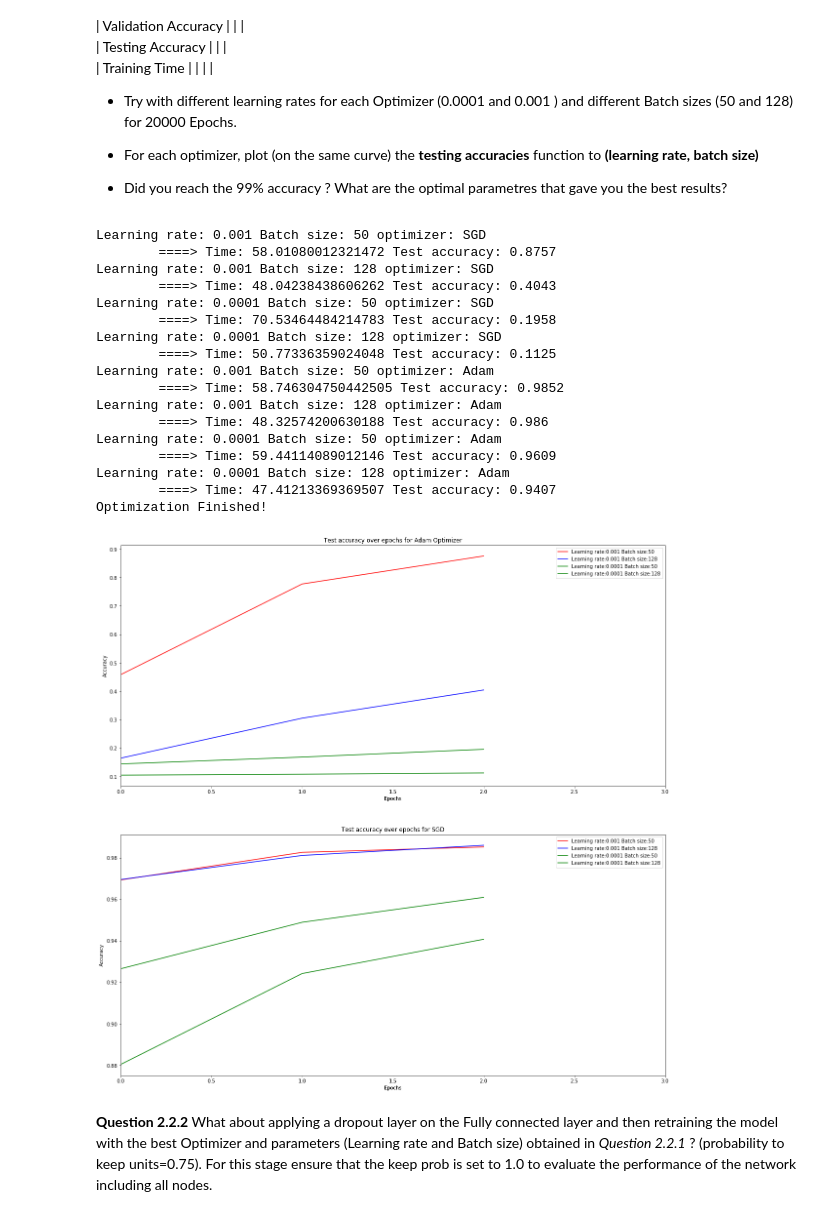
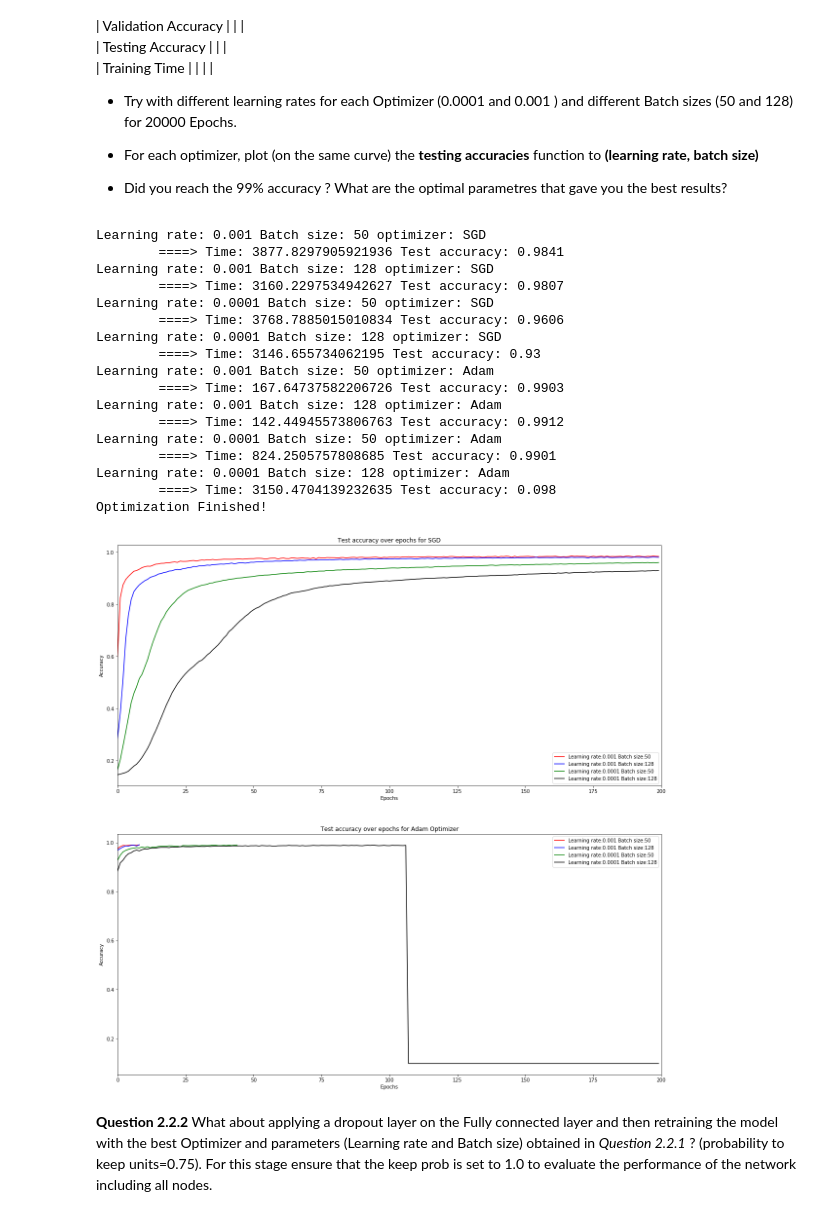
Before and after one commit to MatteoRomiti/DeepLearningLabs, a Jupyter notebook: lab2/TP2-notebook.ipynb, the cells around one changed output. Drawn from its saved outputs; the diff is of its cells as text; code cells hidden in the pictures.

Commit message:
add train, val accuracy + plots

```diff
--- a/lab2/TP2-notebook.ipynb
+++ b/lab2/TP2-notebook.ipynb
@@ -276,9 +276,9 @@ print(total)
      Batch size : 128
 # %%
 learning_rate = 0.1
-training_epochs = 200 # as suggested in the email
+training_epochs = 20 # as suggested in the email
 batch_size = 128
-display_step = 1
+display_step = 3
 logs_path = 'log_files/'
 # %% [markdown]
 <b> Question 2.1.4. </b>  Implement the evaluation function for accuracy computation
@@ -443,11 +454,10 @@ import matplotlib.pyplot as plt
 learning_rates = [0.001, 0.0001]
 batch_sizes = [50, 128]
 optNames = ["SGD", "Adam"]
-# training_epochs = 200
-# disp_step = 50
-training_epochs = 3
-disp_step = 1
-
+training_epochs = 200
+disp_step = 50
+# training_epochs = 3
+# disp_step = 1
 
 results = []
 for on in optNames:
@@ -455,66 +465,68 @@ for on in optNames:
         for bs in batch_sizes:
             print("Learning rate:", lr, "Batch size:", bs, "optimizer:", on)
             t1 = time.time()
-            acc_history = train(learning_rate=lr, training_epochs=training_epochs, batch_size=bs, \
-                                      display_step=disp_step, optFunction=on, verbose=False, transfer="ReLU")
+            train_history, val_history, test_history = train(learning_rate=lr, \
+                                            training_epochs=training_epochs, batch_size=bs, \
+                                            display_step=disp_step, optFunction=on, verbose=False, transfer="ReLU")
             t2 = time.time() - t1
-            print("\t====> Time:", t2, "Test accuracy:", acc_history[-1])
-            results.append((lr, bs, on, t2, acc_history))
+            print("\t====> Time:", t2, "Train accuracy:", train_history[-1], \
+                  "Validation accuracy:", val_history[-1], "Test accuracy:", test_history[-1])
+            results.append((lr, bs, on, t2, test_history))
 print("Optimization Finished!")
 # %% [output]
 Learning rate: 0.001 Batch size: 50 optimizer: SGD
-        ====> Time: 58.01080012321472 Test accuracy: 0.8757
+        ====> Time: 3877.8297905921936 Test accuracy: 0.9841
 Learning rate: 0.001 Batch size: 128 optimizer: SGD
-        ====> Time: 48.04238438606262 Test accuracy: 0.4043
+        ====> Time: 3160.2297534942627 Test accuracy: 0.9807
 Learning rate: 0.0001 Batch size: 50 optimizer: SGD
-        ====> Time: 70.53464484214783 Test accuracy: 0.1958
+        ====> Time: 3768.7885015010834 Test accuracy: 0.9606
 Learning rate: 0.0001 Batch size: 128 optimizer: SGD
-        ====> Time: 50.77336359024048 Test accuracy: 0.1125
+        ====> Time: 3146.655734062195 Test accuracy: 0.93
 Learning rate: 0.001 Batch size: 50 optimizer: Adam
-        ====> Time: 58.746304750442505 Test accuracy: 0.9852
+        ====> Time: 167.64737582206726 Test accuracy: 0.9903
 Learning rate: 0.001 Batch size: 128 optimizer: Adam
-        ====> Time: 48.32574200630188 Test accuracy: 0.986
+        ====> Time: 142.44945573806763 Test accuracy: 0.9912
 Learning rate: 0.0001 Batch size: 50 optimizer: Adam
-        ====> Time: 59.44114089012146 Test accuracy: 0.9609
+        ====> Time: 824.2505757808685 Test accuracy: 0.9901
 Learning rate: 0.0001 Batch size: 128 optimizer: Adam
-        ====> Time: 47.41213369369507 Test accuracy: 0.9407
+        ====> Time: 3150.4704139232635 Test accuracy: 0.098
 Optimization Finished!
 # %%
 plt.figure(figsize=(20,20))
 plt.subplot(211)
 max_epochs = max([len(results[0][4]), len(results[1][4]), len(results[2][4]), len(results[3][4])])
 plt.plot(np.arange(len(results[0][4])), results[0][4], c="r", \
          label="Learning rate:" + str(results[0][0]) + " Batch size:" + str(results[0][1]))
 plt.plot(np.arange(len(results[1][4])), results[1][4], c="b", \
          label="Learning rate:" + str(results[1][0]) + " Batch size:" + str(results[1][1]))
 plt.plot(np.arange(len(results[2][4])), results[2][4], c="g", \
          label="Learning rate:" + str(results[2][0]) + " Batch size:" + str(results[2][1]))
-plt.plot(np.arange(len(results[3][4])), results[3][4], c="g", \
+plt.plot(np.arange(len(results[3][4])), results[3][4], c="k", \
          label="Learning rate:" + str(results[3][0]) + " Batch size:" + str(results[3][1]))
 plt.legend()
-plt.title("Test accuracy over epochs for Adam Optimizer")
+plt.title("Test accuracy over epochs for SGD")
 plt.xlabel("Epochs")
 plt.ylabel("Accuracy")
 plt.xlim((0, max_epochs))
 
 plt.subplot(212)
 max_epochs = max([len(results[4][4]), len(results[5][4]), len(results[6][4]), len(results[7][4])])
 plt.plot(np.arange(len(results[4][4])), results[4][4], c="r", \
          label="Learning rate:" + str(results[4][0]) + " Batch size:" + str(results[4][1]))
 plt.plot(np.arange(len(results[5][4])), results[5][4], c="b", \
          label="Learning rate:" + str(results[5][0]) + " Batch size:" + str(results[5][1]))
 plt.plot(np.arange(len(results[6][4])), results[6][4], c="g", \
          label="Learning rate:" + str(results[6][0]) + " Batch size:" + str(results[6][1]))
-plt.plot(np.arange(len(results[7][4])), results[7][4], c="g", \
+plt.plot(np.arange(len(results[7][4])), results[7][4], c="k", \
          label="Learning rate:" + str(results[7][0]) + " Batch size:" + str(results[7][1]))
 plt.legend()
-plt.title("Test accuracy over epochs for SGD")
+plt.title("Test accuracy over epochs for Adam Optimizer")
 plt.xlabel("Epochs")
 plt.ylabel("Accuracy")
 plt.xlim((0, max_epochs))
 plt.show()
 # %% [output]
-[figure, old version]
+[figure, new version]
 # %% [markdown]
 <b> Question 2.2.2 </b>  What about applying a dropout layer on the Fully connected layer and then retraining the model with the best Optimizer and parameters (Learning rate and Batch size) obtained in *Question 2.2.1*  ? (probability to keep units=0.75). For this stage ensure that the keep prob is set to 1.0 to evaluate the
 performance of the network including all nodes.
```
Also changed, not shown: parts of 2 cells of this notebook, 28 other files.
